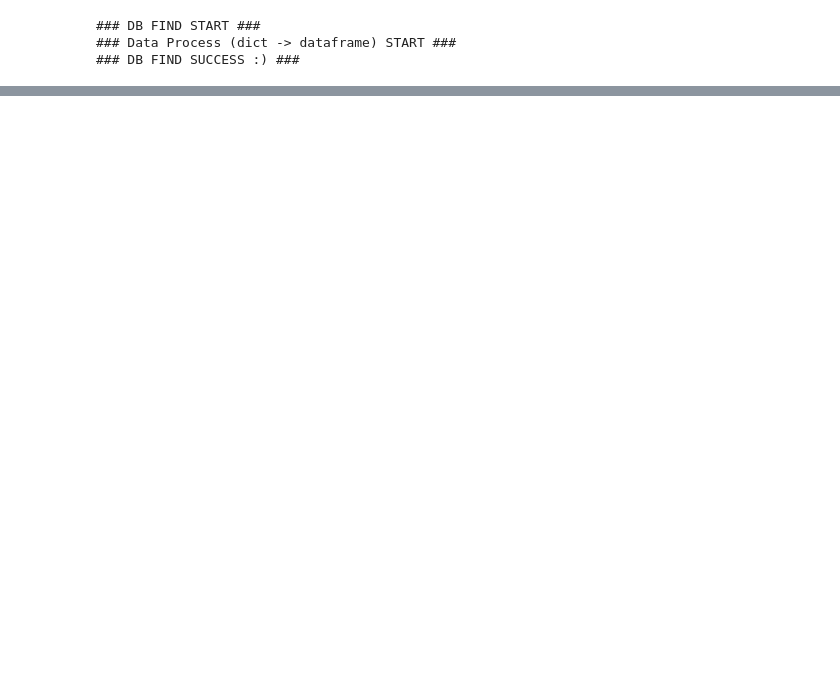
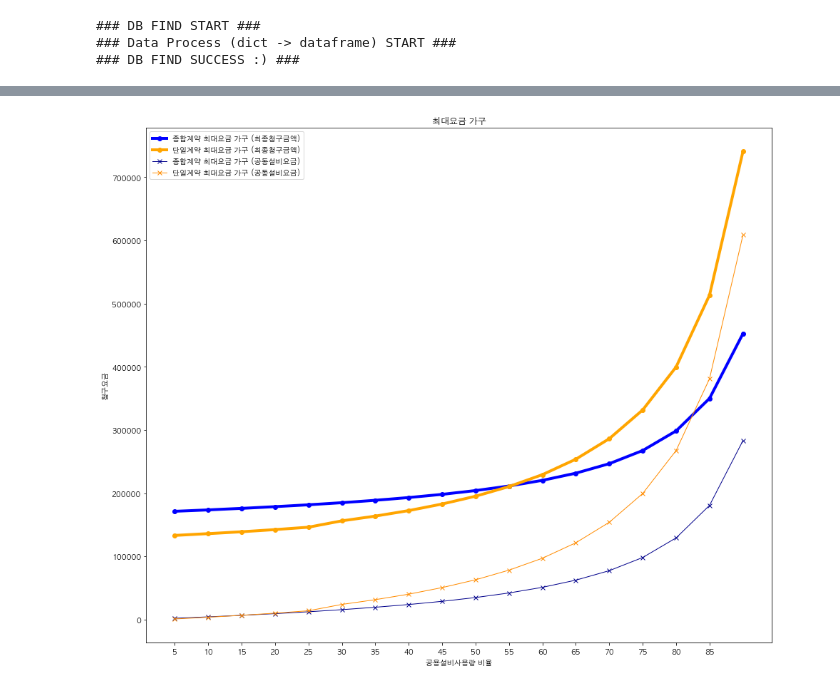
Before and after one commit to formegusto/rate-contract-proto, a Jupyter notebook: Percentage Report.ipynb, the cells around one changed output, grey strips where cells are left out. Saved outputs shown, nothing was run; the diff lists cells and outputs as text; code cells hidden in the pictures; blank space fills up the shorter version.

```diff
--- a/Percentage Report.ipynb
+++ b/Percentage Report.ipynb
@@ -722 +867,22 @@ basic_report_df[clean_col_2]
+# %%
+x = basic_report_df['PUBLIC PERCENTAGE'].values
+
+comp_max_y = basic_report_df[clean_col_4]['종합계약 최대요금 가구 (최종청구금액)'].values
+single_max_y = basic_report_df[clean_col_4]['단일계약 최대요금 가구 (최종청구금액)'].values
+comp_public_personal_y = basic_report_df[clean_col_4]['종합계약 최대요금 가구 (공동설비요금)'].values
+single_public_personal_y = basic_report_df[clean_col_4]['단일계약 최대요금 가구 (공동설비요금)'].values
+
+plt.plot(x, comp_max_y, label='종합계약 최대요금 가구 (최종청구금액)', linewidth=4, marker="o", color="blue")
+plt.plot(x, single_max_y, label='단일계약 최대요금 가구 (최종청구금액)', linewidth=4, marker="o", color="orange")
+plt.plot(x, comp_public_personal_y, label='종합계약 최대요금 가구 (공동설비요금)', linewidth=1, marker="x", color="darkblue")
+plt.plot(x, single_public_personal_y, label='단일계약 최대요금 가구 (공동설비요금)', linewidth=1, marker="x", color="darkorange")
+plt.xticks(np.arange(START_STEP, LAST_STEP, 5))
+plt.title("최대요금 가구")
+plt.xlabel("공용설비사용량 비율")
+plt.ylabel("청구요금")
+plt.legend()
+
+plt.show()
+# %% [output]
+[figure, added]
 # %%
```
Also changed, not shown: parts of 31 cells of this notebook.
